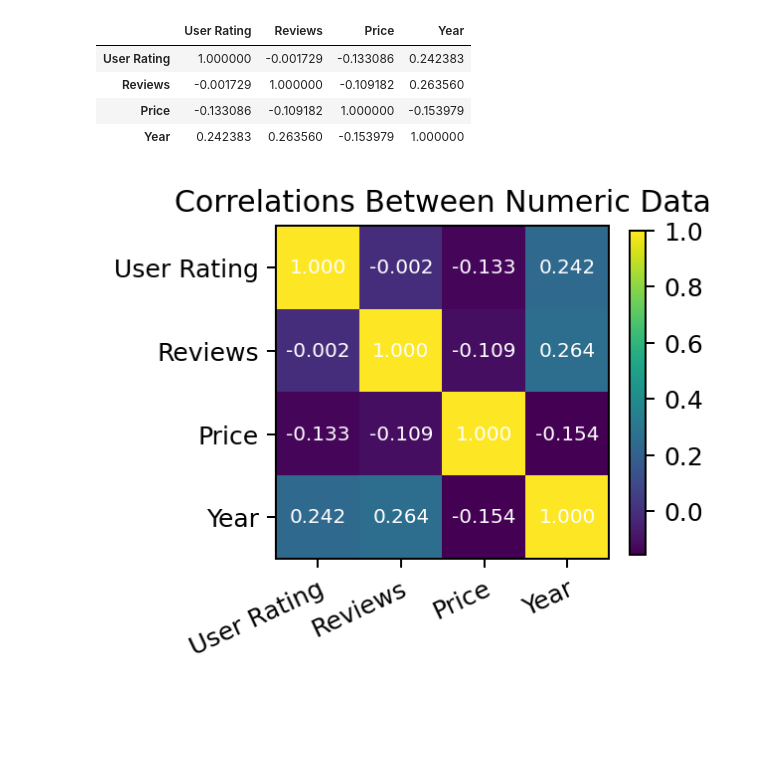
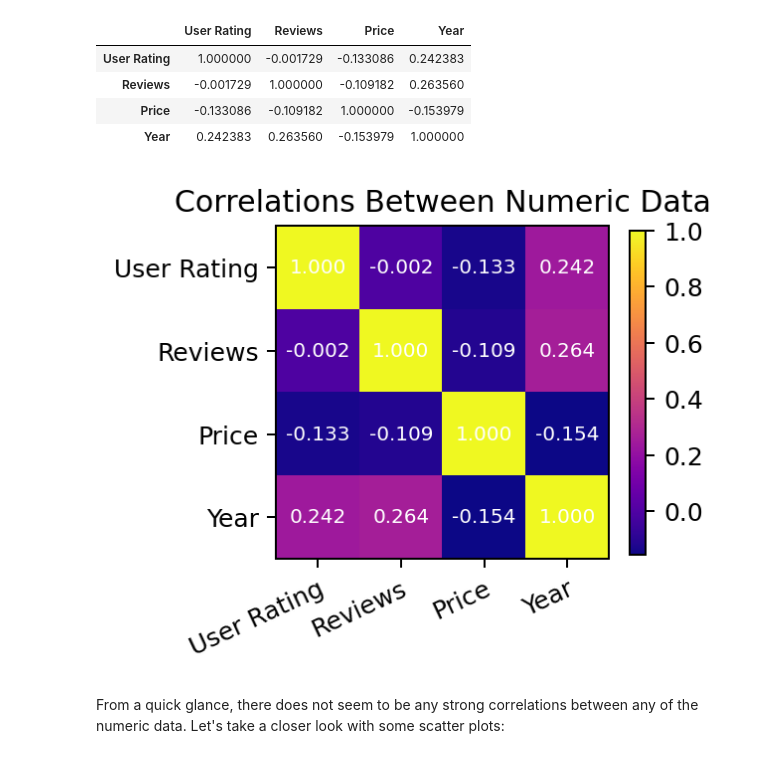
Before and after one commit to exw4141/bestselling-books-eda, a Jupyter notebook: bestselling-books-eda.ipynb, the cells around one changed output. Saved outputs shown, nothing was run; the diff lists cells and outputs as text; code cells hidden in the pictures; blank space fills up the shorter version.

Commit message:
Change colormap of heatmap

```diff
--- a/bestselling-books-eda.ipynb
+++ b/bestselling-books-eda.ipynb
@@ -106,21 +106,23 @@ df.corr()
 # %%
 numerical_df = df.select_dtypes(include=[np.number])
 
 plt.figure(figsize=(3,3), dpi=180)
 
-heatmap = plt.imshow(numerical_df.corr())
+heatmap = plt.imshow(numerical_df.corr(), cmap=plt.get_cmap('plasma'))
 
 plt.title('Correlations Between Numeric Data')
 
 plt.xticks(ticks=np.arange(len(numerical_df.columns)), labels=numerical_df.columns, rotation=25, ha='right', rotation_mode='anchor')
 plt.yticks(ticks=np.arange(len(numerical_df.columns)), labels=numerical_df.columns)
 
 for i in range(len(numerical_df.columns)):
     for j in range(len(numerical_df.columns)):
         plt.text(i, j, '%.3f' % numerical_df.corr().iloc[i, j], size=8, color='white', va='center', ha='center')
 
 plt.colorbar(heatmap, shrink=0.80)
 
 plt.show()
 # %% [output]
-[figure, old version]
+[figure, new version]
+# %% [markdown]
+From a quick glance, there does not seem to be any strong correlations between any of the numeric data. Let's take a closer look with some scatter plots:
```
